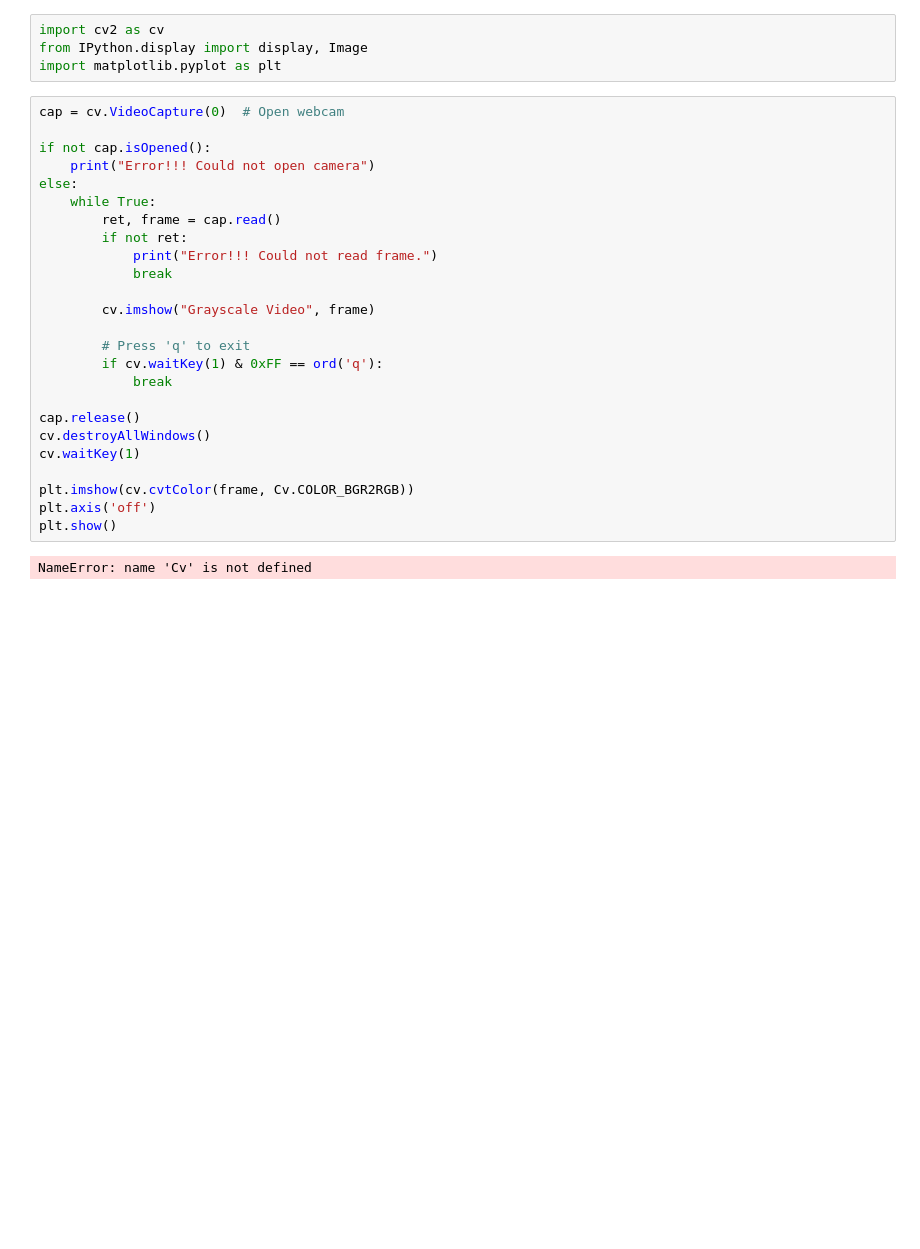
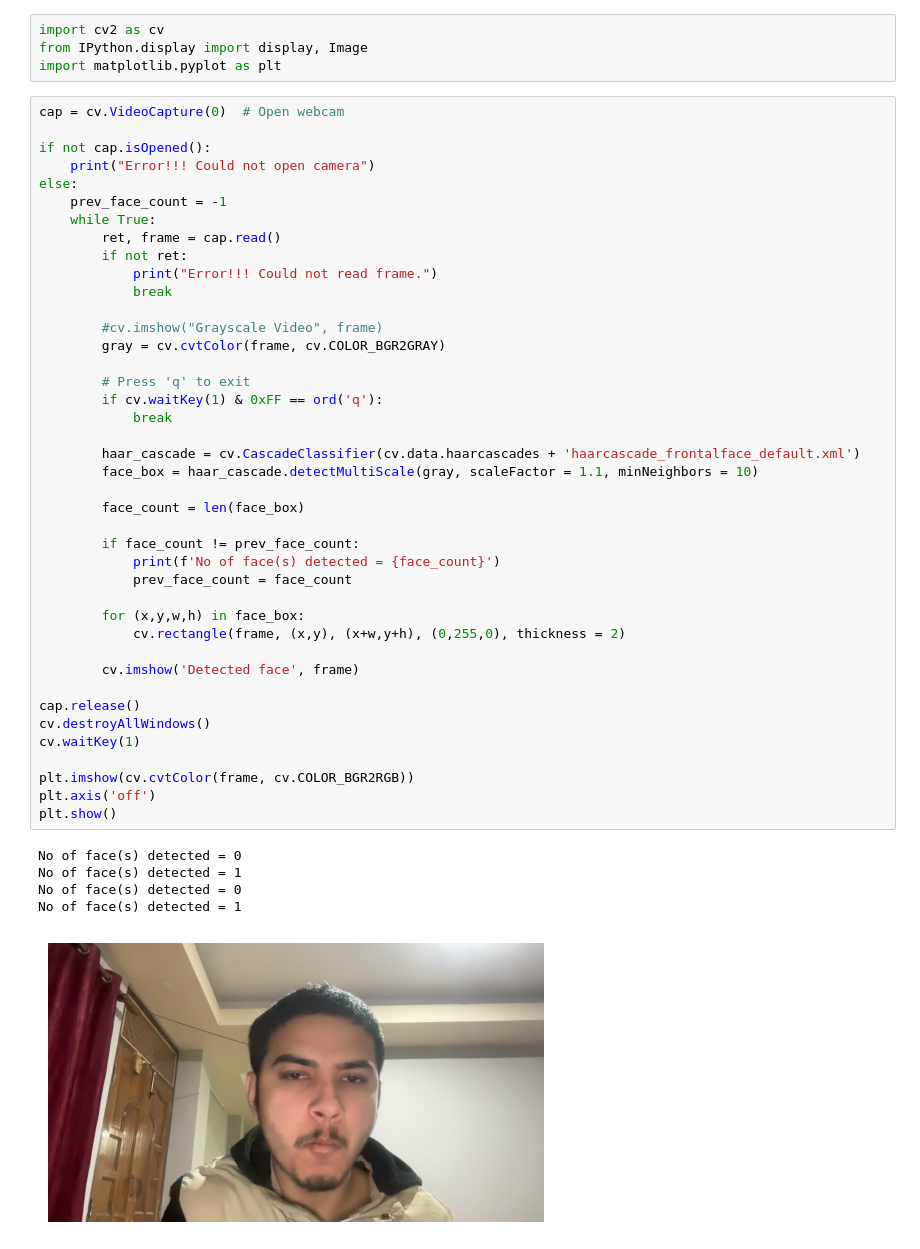
Before and after one commit to dinesh-bazgain/Opening-Camera, a Jupyter notebook: OpenCamera.ipynb, the cells around one changed output. Saved outputs shown, nothing was run; the diff lists cells and outputs as text; blank space fills up the shorter version.

Commit message:
added face detection using haarcascade

```diff
--- a/OpenCamera.ipynb
+++ b/OpenCamera.ipynb
@@ -5,27 +5,47 @@ import matplotlib.pyplot as plt
 # %%
 cap = cv.VideoCapture(0)  # Open webcam
 
 if not cap.isOpened():
     print("Error!!! Could not open camera")
 else:
+    prev_face_count = -1
     while True:
         ret, frame = cap.read()
         if not ret:
             print("Error!!! Could not read frame.")
             break
 
-        cv.imshow("Grayscale Video", frame)
+        #cv.imshow("Grayscale Video", frame)
+        gray = cv.cvtColor(frame, cv.COLOR_BGR2GRAY)
 
         # Press 'q' to exit
         if cv.waitKey(1) & 0xFF == ord('q'):
             break
 
+        haar_cascade = cv.CascadeClassifier(cv.data.haarcascades + 'haarcascade_frontalface_default.xml')
+        face_box = haar_cascade.detectMultiScale(gray, scaleFactor = 1.1, minNeighbors = 10)
+
+        face_count = len(face_box)
+
+        if face_count != prev_face_count:
+            print(f'No of face(s) detected = {face_count}')
+            prev_face_count = face_count
+
+        for (x,y,w,h) in face_box:
+            cv.rectangle(frame, (x,y), (x+w,y+h), (0,255,0), thickness = 2)
+
+        cv.imshow('Detected face', frame)
+
 cap.release()
 cv.destroyAllWindows()
 cv.waitKey(1)
 
-plt.imshow(cv.cvtColor(frame, Cv.COLOR_BGR2RGB))
+plt.imshow(cv.cvtColor(frame, cv.COLOR_BGR2RGB))
 plt.axis('off')
 plt.show()
 # %% [output]
-NameError: name 'Cv' is not defined
+No of face(s) detected = 0
+No of face(s) detected = 1
+No of face(s) detected = 0
+No of face(s) detected = 1
+[figure, added]
```
Also changed, not shown: 1 other file.
